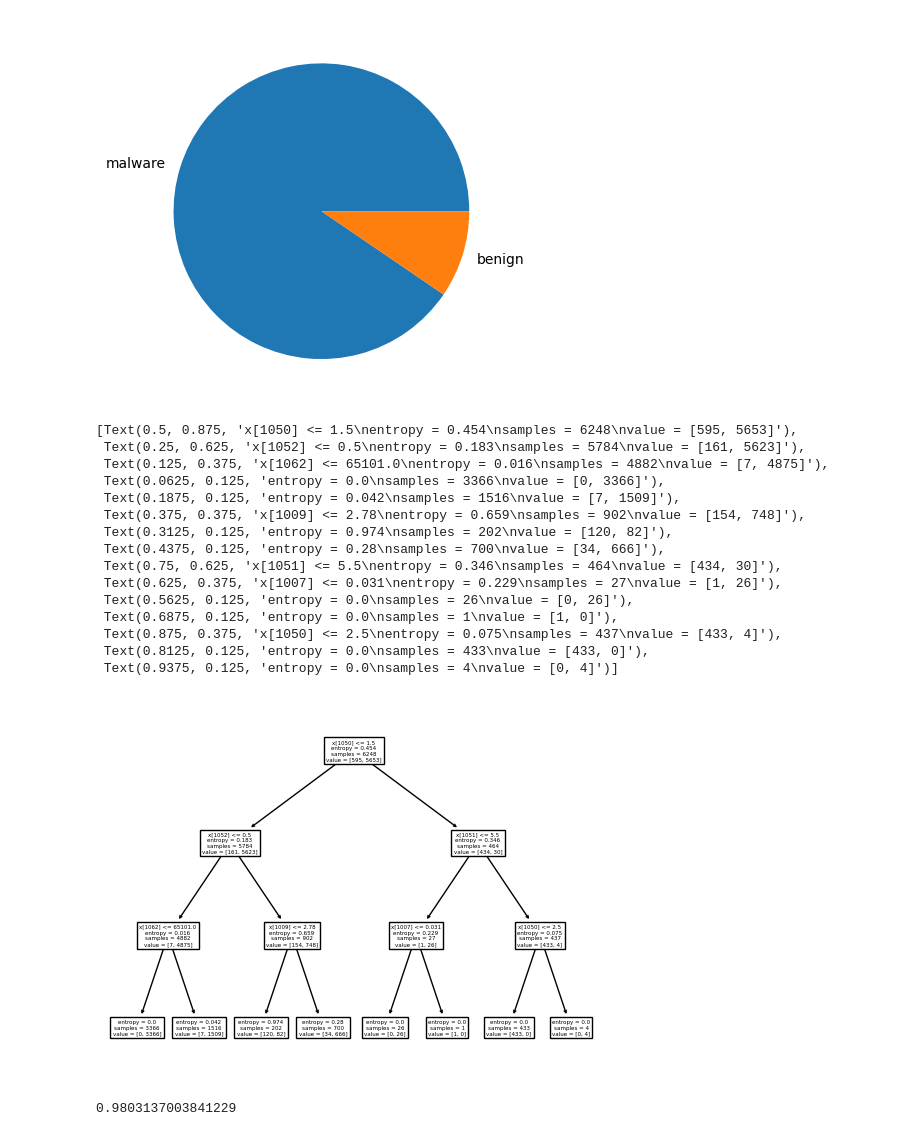
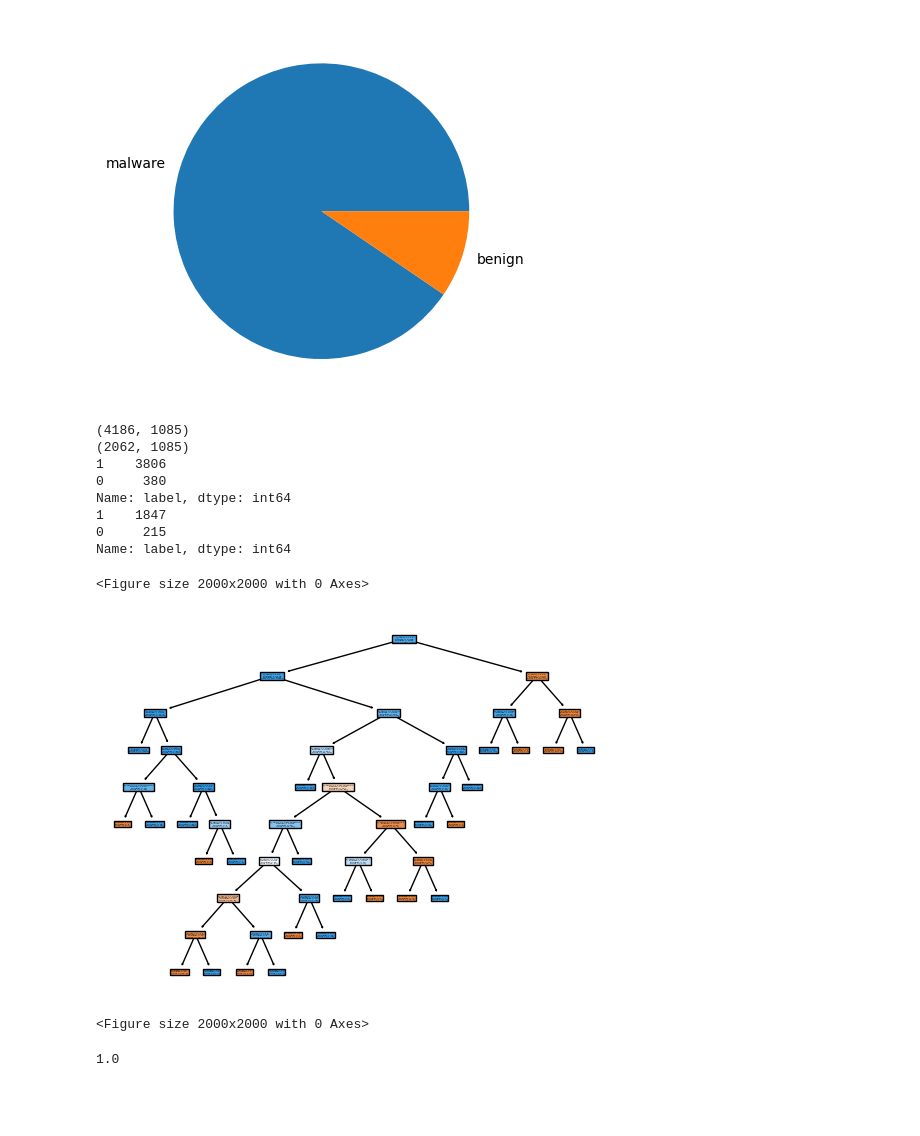
Before and after one commit to michaelrios2015/dm-hw3, a Jupyter notebook: HW-3.ipynb, the cells around one changed output. Saved outputs shown, nothing was run; the diff lists cells and outputs as text; code cells hidden in the pictures; blank space fills up the shorter version.

Commit message:
descision tree

```diff
--- a/HW-3.ipynb
+++ b/HW-3.ipynb
@@ -38,34 +45,52 @@ ax.pie(data['label'].value_counts(), labels = labels)
  [Text(-1.051137863151662, 0.324205479054501, 'malware'),
   Text(1.0511378783288143, -0.3242054298471861, 'benign')])
 [figure]
+# %%
+# splitting the data unbalnced
+from sklearn.model_selection import train_test_split
+
+# our unbalanced training data, random stat just makes us get the same random numbers each time??
+ub_train, ub_test = train_test_split(data, test_size=0.33, random_state=42)
+
+# just wanted to see that it was split
+print(ub_train.shape)
+print(ub_test.shape)
+
+# and how it split
+# ub_train.head()
+# ub_test.head()
+print(ub_train['label'].value_counts())
+print(ub_test['label'].value_counts())
+# %% [output]
+(4186, 1085)
+(2062, 1085)
+1    3806
+0     380
+Name: label, dtype: int64
+1    1847
+0     215
+Name: label, dtype: int64
 # %%
+# making our tree model
 from sklearn import tree
 
-Y = data['label']
-X = data.drop(['label'], axis=1)
+# splitting the classifier from the rest of the data
+Y = ub_train['label']
+X = ub_train.drop(['label'], axis=1)
 
-clf = tree.DecisionTreeClassifier(criterion='entropy', max_depth = 3)
+# make our decision tree
+clf = tree.DecisionTreeClassifier(criterion='entropy')
 clf = clf.fit(X,Y)
 # %%
-tree.plot_tree(clf)
+# plot our decision tree not sure how to make it bigger
+tree.plot_tree(clf, filled=True)
+plt.figure(figsize=(20,20))
 # %% [output]
-[Text(0.5, 0.875, 'x[1050] <= 1.5\nentropy = 0.454\nsamples = 6248\nvalue = [595, 5653]'),
- Text(0.25, 0.625, 'x[1052] <= 0.5\nentropy = 0.183\nsamples = 5784\nvalue = [161, 5623]'),
- Text(0.125, 0.375, 'x[1062] <= 65101.0\nentropy = 0.016\nsamples = 4882\nvalue = [7, 4875]'),
- Text(0.0625, 0.125, 'entropy = 0.0\nsamples = 3366\nvalue = [0, 3366]'),
- Text(0.1875, 0.125, 'entropy = 0.042\nsamples = 1516\nvalue = [7, 1509]'),
- Text(0.375, 0.375, 'x[1009] <= 2.78\nentropy = 0.659\nsamples = 902\nvalue = [154, 748]'),
- Text(0.3125, 0.125, 'entropy = 0.974\nsamples = 202\nvalue = [120, 82]'),
- Text(0.4375, 0.125, 'entropy = 0.28\nsamples = 700\nvalue = [34, 666]'),
- Text(0.75, 0.625, 'x[1051] <= 5.5\nentropy = 0.346\nsamples = 464\nvalue = [434, 30]'),
- Text(0.625, 0.375, 'x[1007] <= 0.031\nentropy = 0.229\nsamples = 27\nvalue = [1, 26]'),
- Text(0.5625, 0.125, 'entropy = 0.0\nsamples = 26\nvalue = [0, 26]'),
- Text(0.6875, 0.125, 'entropy = 0.0\nsamples = 1\nvalue = [1, 0]'),
- Text(0.875, 0.375, 'x[1050] <= 2.5\nentropy = 0.075\nsamples = 437\nvalue = [433, 4]'),
- Text(0.8125, 0.125, 'entropy = 0.0\nsamples = 433\nvalue = [433, 0]'),
- Text(0.9375, 0.125, 'entropy = 0.0\nsamples = 4\nvalue = [0, 4]')]
+<Figure size 2000x2000 with 0 Axes>
-[figure, old version]
+[figure, new version]
+<Figure size 2000x2000 with 0 Axes>
 # %%
+# so it probably overfit the model
 clf.score(X, Y)
 # %% [output]
-0.9803137003841229
+1.0
```
Also changed, not shown: parts of 8 cells of this notebook.
